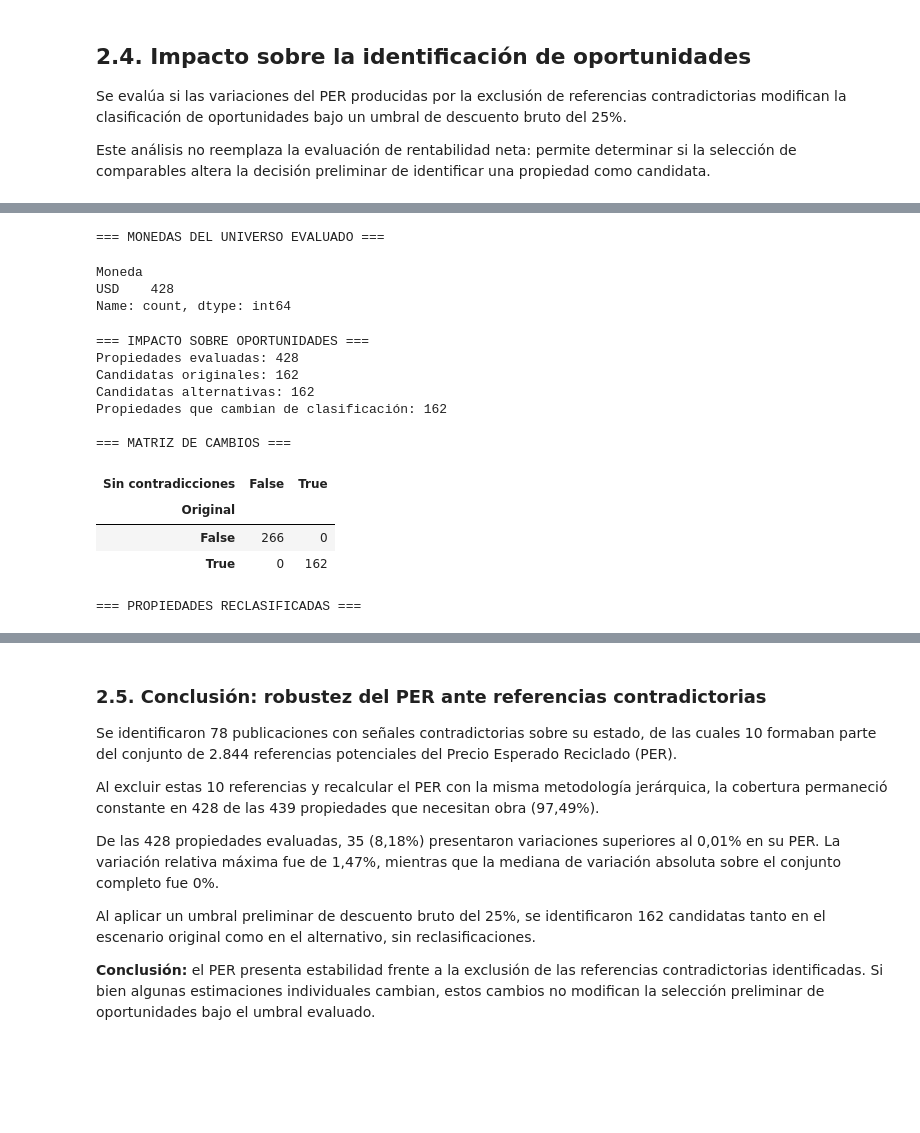
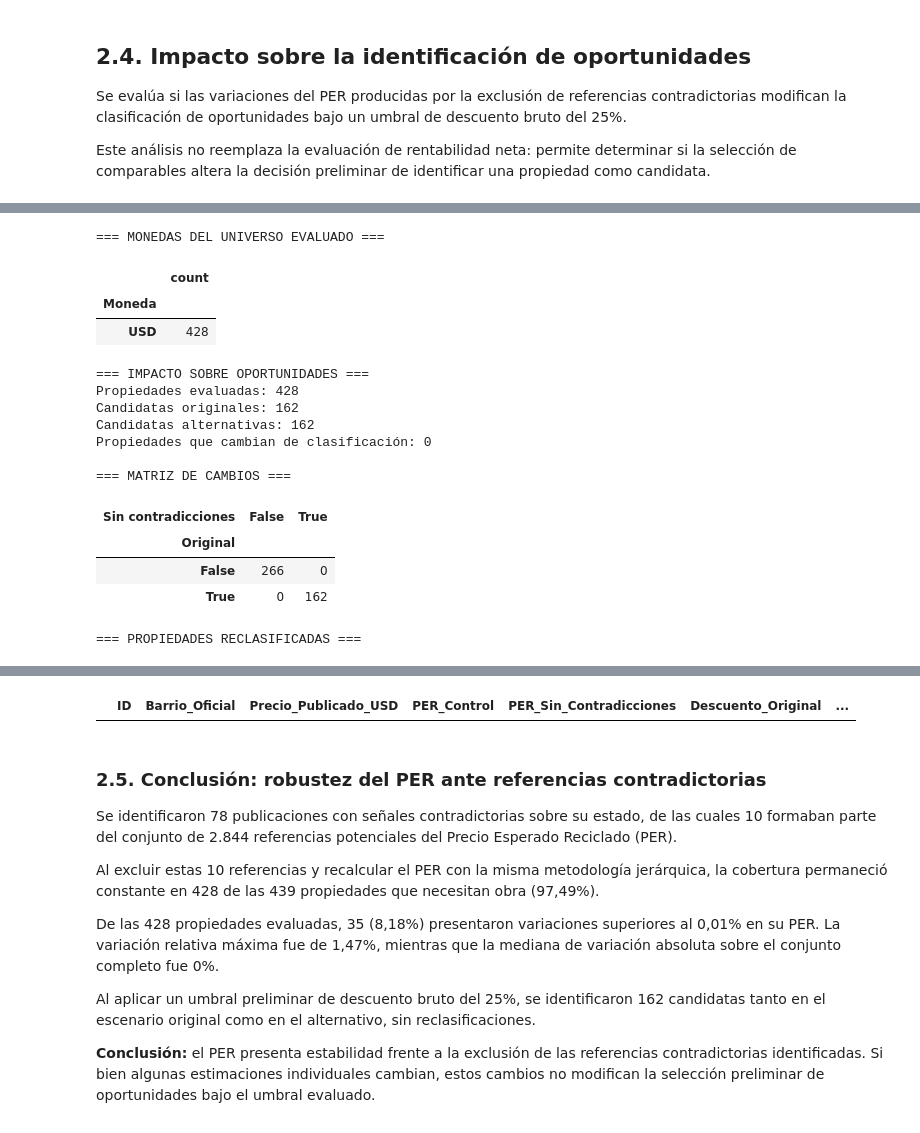
Before and after one commit to DTosoratti/tp-analitica-descriptiva-real-estate, a Jupyter notebook: notebooks/05_validacion_robustez.ipynb, the cells around one changed output, grey strips where cells are left out. Cells and saved outputs as stored; diff of their text form; code cells hidden in the pictures; blank space fills up the shorter version.

```diff
--- a/notebooks/05_validacion_robustez.ipynb
+++ b/notebooks/05_validacion_robustez.ipynb
@@ -528,8 +528,8 @@ else:
     )
 
     comp["Cambio_Clasificacion"] = (
-        comp["Candidata_Original"]
-        != comp["Candidata_Alternativa"]
+        comp["Candidata_Original"] !=
+        comp["Candidata_Alternativa"]
     )
 
     print("\n=== IMPACTO SOBRE OPORTUNIDADES ===")
@@ -559,18 +559,18 @@ else:
     )
 # %% [output]
 === MONEDAS DEL UNIVERSO EVALUADO ===
+|  | count |
+| Moneda |  |
+| USD | 428 |
-Moneda
-USD    428
-Name: count, dtype: int64
+=== IMPACTO SOBRE OPORTUNIDADES ===
+Propiedades evaluadas: 428
+Candidatas originales: 162
+Candidatas alternativas: 162
+Propiedades que cambian de clasificación: 0
+
+=== MATRIZ DE CAMBIOS ===
+| Sin contradicciones | False | True |
+| Original |  |  |
+| False | 266 | 0 |
+| True | 0 | 162 |
-=== IMPACTO SOBRE OPORTUNIDADES ===
-Propiedades evaluadas: 428
-Candidatas originales: 162
-Candidatas alternativas: 162
-Propiedades que cambian de clasificación: 162
-
-=== MATRIZ DE CAMBIOS ===
+=== PROPIEDADES RECLASIFICADAS ===
-| Sin contradicciones | False | True |
-| Original |  |  |
-| False | 266 | 0 |
-| True | 0 | 162 |
-=== PROPIEDADES RECLASIFICADAS ===
@@ -594,3 +577,4 @@ Propiedades que cambian de clasificación: 162
+|  | ID | Barrio_Oficial | Precio_Publicado_USD | PER_Control | PER_Sin_Contradicciones | Descuento_Original | ... |
 # %% [markdown]
 
 ### 2.5. Conclusión: robustez del PER ante referencias contradictorias
```
Also changed, not shown: parts of 4 cells of this notebook, 1 other file.
